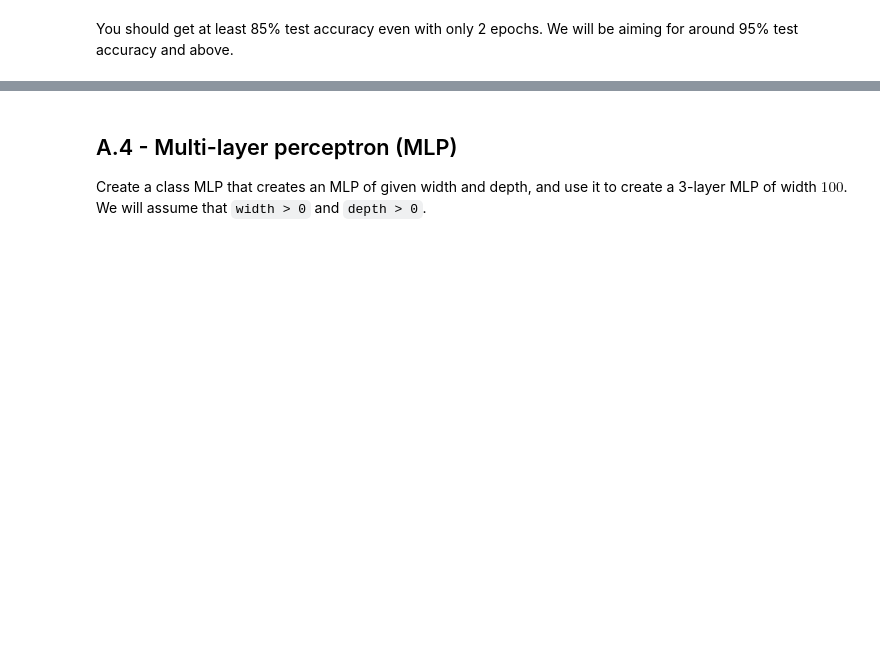
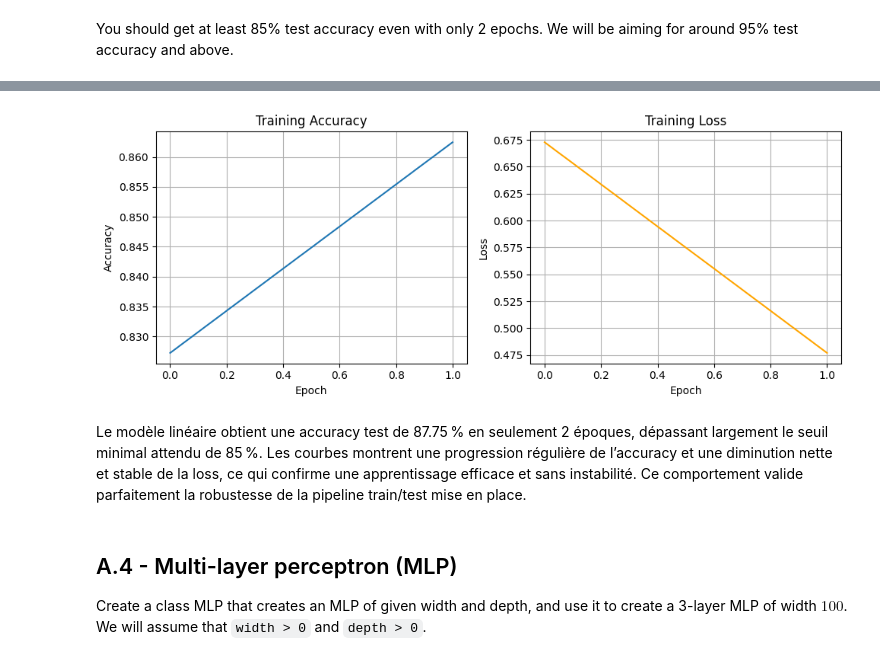
Before and after one commit to the-demby/ensae_dl_pw1, a Jupyter notebook: notebook.ipynb, the cells around one changed output, grey strips where cells are left out. Cells and saved outputs as stored; diff of their text form; code cells hidden in the pictures; blank space fills up the shorter version.

```diff
--- a/notebook.ipynb
+++ b/notebook.ipynb
@@ -217,5 +195,0 @@ class MLP(nn.Module):
-# %%
-BATCH_SIZE=8
-model = MLP()
-optimizer = torch.optim.SGD(model.parameters(), lr=LEARNING_RATE)
-loss_fn = nn.CrossEntropyLoss()
@@ -359,0 +260,16 @@ NameError: name 'train_acc_list' is not defined
+# %%
+# Modèle simple : linéaire sur 7x7 pixels
+model = nn.Linear(49, 10)
+optimizer = torch.optim.SGD(model.parameters(), lr=0.1)
+
+# Boucle d'entraînement
+train_accs, train_losses = [], []
+
+NUM_EPOCHS = 2
+for epoch in range(NUM_EPOCHS):
+    acc, loss = train(model, epoch, preprocess, optimizer)
+    train_accs.append(acc)
+    train_losses.append(loss)
+
+# Évaluation finale
+test_acc, test_loss = test(model, preprocess)
@@ -360,3 +280,26 @@ NameError: name 'train_acc_list' is not defined
+# %%
+plt.figure(figsize=(10, 4))
+
+plt.subplot(1, 2, 1)
+plt.plot(train_accs, label="Train Accuracy")
+plt.xlabel("Epoch")
+plt.ylabel("Accuracy")
+plt.grid(True)
+plt.title("Training Accuracy")
+
+plt.subplot(1, 2, 2)
+plt.plot(train_losses, label="Train Loss", color="orange")
+plt.xlabel("Epoch")
+plt.ylabel("Loss")
+plt.grid(True)
+plt.title("Training Loss")
+
+plt.tight_layout()
+plt.show()
+# %% [output]
+[figure, added]
+# %% [markdown]
+Le modèle linéaire obtient une accuracy test de 87.75 % en seulement 2 époques, dépassant largement le seuil minimal attendu de 85 %. Les courbes montrent une progression régulière de l’accuracy et une diminution nette et stable de la loss, ce qui confirme une apprentissage efficace et sans instabilité. Ce comportement valide parfaitement la robustesse de la pipeline train/test mise en place.
 # %% [markdown]
 ## A.4 - Multi-layer perceptron (MLP)
 
```
Also changed, not shown: parts of 64 cells of this notebook.
